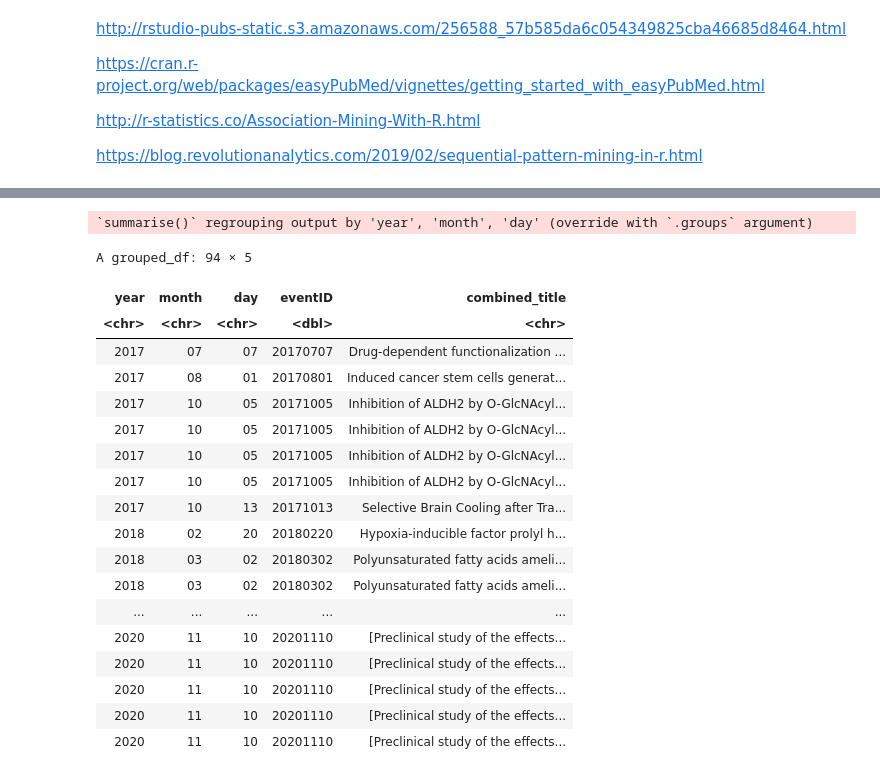
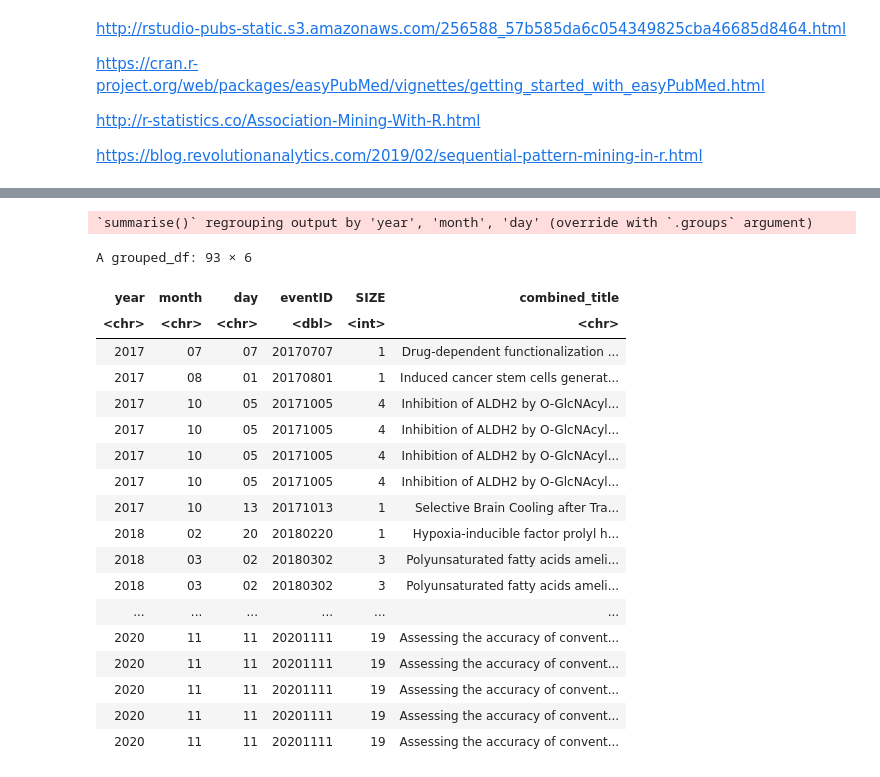
Before and after one commit to GuptaNavdeep1983/CS688, a Jupyter notebook: Assignment7.ipynb, the cells around one changed output, grey strips where cells are left out. Drawn from its saved outputs; the diff is of its cells as text; code cells hidden in the pictures.

```diff
--- a/Assignment7.ipynb
+++ b/Assignment7.ipynb
@@ -66,43 +70,33 @@ A data.frame: 94 × 4
 row.names(all_years) <- NULL
 # %%
-
-# all_years
-# all_years[seq(1, 500, by = 1), c("year", "month", "title")]
-all_years <- transform(all_years, month_int = as.numeric(month))
-all_years <- transform(all_years, year_int = as.numeric(year))
-all_years <- transform(all_years, day_int = as.numeric(day))
-# grouped_years <- all_years %>%
-#   group_by(year_int, month_int) %>%
-#   summarize(
-#     eventID = as.numeric(paste(year_int, month_int, sep="")),
-#     combined_title = paste(as.character(title), collapse = ' ')
-#   )
-
+# group by year month and day
 grouped_years <- all_years %>%
   group_by(year,month, day) %>%
   summarize(
     eventID = as.numeric(paste(year, month, day, sep="")),
+    SIZE = n(),
     combined_title = paste(as.character(title), collapse = ' ')
   )
-grouped_years
+unique_groups = unique(grouped_years)
+unique_groups
 # %% [output]
 `summarise()` regrouping output by 'year', 'month', 'day' (override with `.groups` argument)
-A grouped_df: 94 × 5
+A grouped_df: 93 × 6
-| year | month | day | eventID | combined_title |
-| <chr> | <chr> | <chr> | <dbl> | <chr> |
-| 2017 | 07 | 07 | 20170707 | Drug-dependent functionalization ... |
-| 2017 | 08 | 01 | 20170801 | Induced cancer stem cells generat... |
-| 2017 | 10 | 05 | 20171005 | Inhibition of ALDH2 by O-GlcNAcyl... |
-| 2017 | 10 | 05 | 20171005 | Inhibition of ALDH2 by O-GlcNAcyl... |
-| 2017 | 10 | 05 | 20171005 | Inhibition of ALDH2 by O-GlcNAcyl... |
-| 2017 | 10 | 05 | 20171005 | Inhibition of ALDH2 by O-GlcNAcyl... |
-| 2017 | 10 | 13 | 20171013 | Selective Brain Cooling after Tra... |
-| 2018 | 02 | 20 | 20180220 | Hypoxia-inducible factor prolyl h... |
-| 2018 | 03 | 02 | 20180302 | Polyunsaturated fatty acids ameli... |
-| 2018 | 03 | 02 | 20180302 | Polyunsaturated fatty acids ameli... |
-| ... | ... | ... | ... | ... |
-| 2020 | 11 | 10 | 20201110 | [Preclinical study of the effects... |
-| 2020 | 11 | 10 | 20201110 | [Preclinical study of the effects... |
-| 2020 | 11 | 10 | 20201110 | [Preclinical study of the effects... |
-| 2020 | 11 | 10 | 20201110 | [Preclinical study of the effects... |
-| 2020 | 11 | 10 | 20201110 | [Preclinical study of the effects... |
+| year | month | day | eventID | SIZE | combined_title |
+| <chr> | <chr> | <chr> | <dbl> | <int> | <chr> |
+| 2017 | 07 | 07 | 20170707 | 1 | Drug-dependent functionalization ... |
+| 2017 | 08 | 01 | 20170801 | 1 | Induced cancer stem cells generat... |
+| 2017 | 10 | 05 | 20171005 | 4 | Inhibition of ALDH2 by O-GlcNAcyl... |
+| 2017 | 10 | 05 | 20171005 | 4 | Inhibition of ALDH2 by O-GlcNAcyl... |
+| 2017 | 10 | 05 | 20171005 | 4 | Inhibition of ALDH2 by O-GlcNAcyl... |
+| 2017 | 10 | 05 | 20171005 | 4 | Inhibition of ALDH2 by O-GlcNAcyl... |
+| 2017 | 10 | 13 | 20171013 | 1 | Selective Brain Cooling after Tra... |
+| 2018 | 02 | 20 | 20180220 | 1 | Hypoxia-inducible factor prolyl h... |
+| 2018 | 03 | 02 | 20180302 | 3 | Polyunsaturated fatty acids ameli... |
+| 2018 | 03 | 02 | 20180302 | 3 | Polyunsaturated fatty acids ameli... |
+| ... | ... | ... | ... | ... | ... |
+| 2020 | 11 | 11 | 20201111 | 19 | Assessing the accuracy of convent... |
+| 2020 | 11 | 11 | 20201111 | 19 | Assessing the accuracy of convent... |
+| 2020 | 11 | 11 | 20201111 | 19 | Assessing the accuracy of convent... |
+| 2020 | 11 | 11 | 20201111 | 19 | Assessing the accuracy of convent... |
+| 2020 | 11 | 11 | 20201111 | 19 | Assessing the accuracy of convent... |
```
Also changed, not shown: parts of 22 cells of this notebook.
